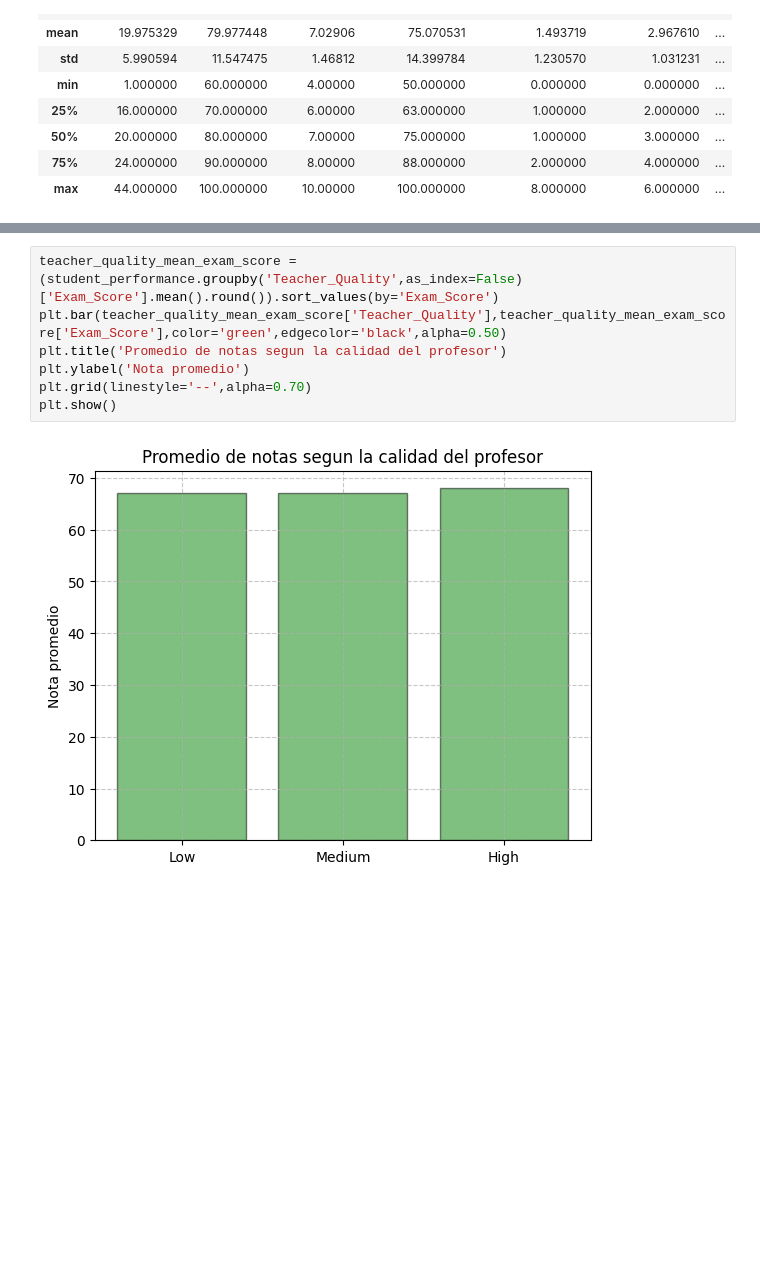
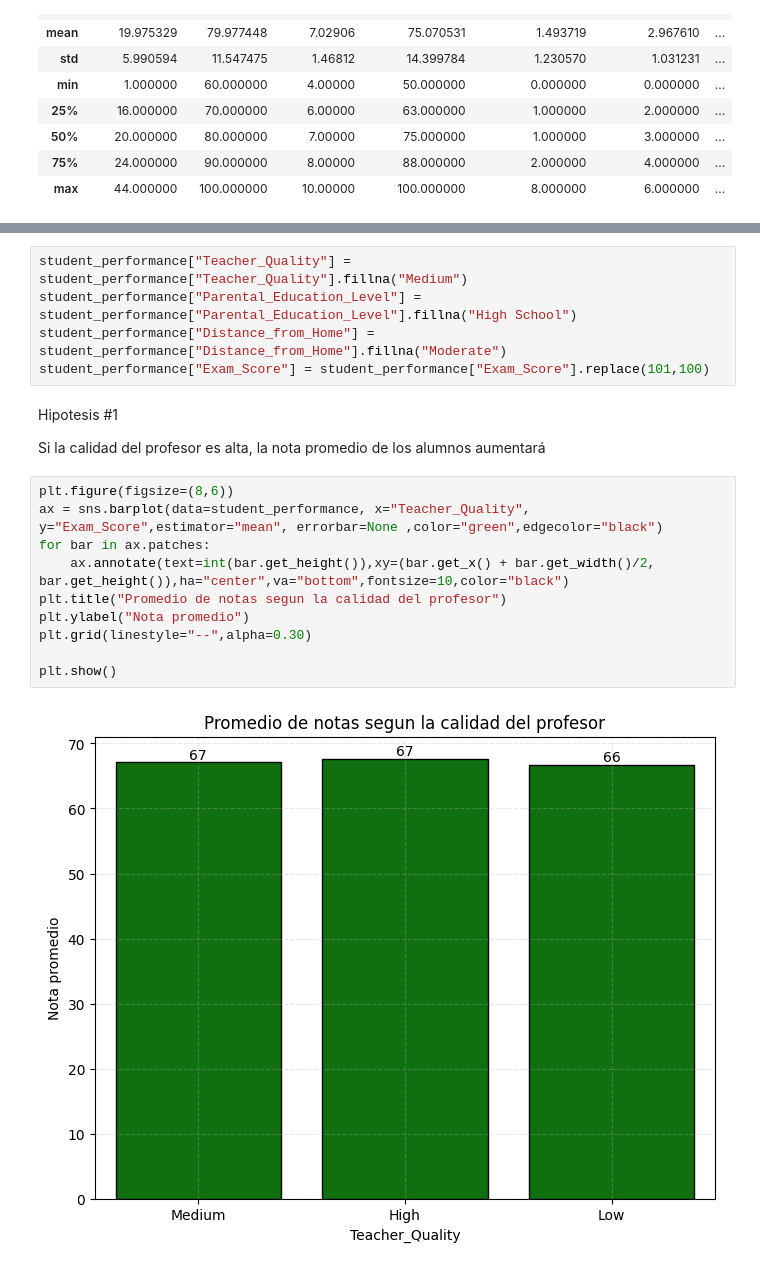
Before and after one commit to LuqGon/student_performance, a Jupyter notebook: student_performance_factors.ipynb, the cells around one changed output, grey strips where cells are left out. Saved outputs shown, nothing was run; the diff lists cells and outputs as text; blank space fills up the shorter version.

```diff
--- a/student_performance_factors.ipynb
+++ b/student_performance_factors.ipynb
@@ -70,9 +76,21 @@ plt.show()
+# %%
+student_performance["Teacher_Quality"] = student_performance["Teacher_Quality"].fillna("Medium")
+student_performance["Parental_Education_Level"] = student_performance["Parental_Education_Level"].fillna("High School")
+student_performance["Distance_from_Home"] = student_performance["Distance_from_Home"].fillna("Moderate")
+student_performance["Exam_Score"] = student_performance["Exam_Score"].replace(101,100)
+# %% [markdown]
+Hipotesis #1
+
+Si la calidad del profesor es alta, la nota promedio de los alumnos aumentará
 # %%
-teacher_quality_mean_exam_score = (student_performance.groupby('Teacher_Quality',as_index=False)['Exam_Score'].mean().round()).sort_values(by='Exam_Score')
-plt.bar(teacher_quality_mean_exam_score['Teacher_Quality'],teacher_quality_mean_exam_score['Exam_Score'],color='green',edgecolor='black',alpha=0.50)
-plt.title('Promedio de notas segun la calidad del profesor')
-plt.ylabel('Nota promedio')
-plt.grid(linestyle='--',alpha=0.70)
+plt.figure(figsize=(8,6))
+ax = sns.barplot(data=student_performance, x="Teacher_Quality", y="Exam_Score",estimator="mean", errorbar=None ,color="green",edgecolor="black")
+for bar in ax.patches:
+    ax.annotate(text=int(bar.get_height()),xy=(bar.get_x() + bar.get_width()/2, bar.get_height()),ha="center",va="bottom",fontsize=10,color="black")
+plt.title("Promedio de notas segun la calidad del profesor")
+plt.ylabel("Nota promedio")
+plt.grid(linestyle="--",alpha=0.30)
+
 plt.show()
 # %% [output]
-[figure, old version]
+[figure, new version]
```
Also changed, not shown: parts of 22 cells of this notebook.
